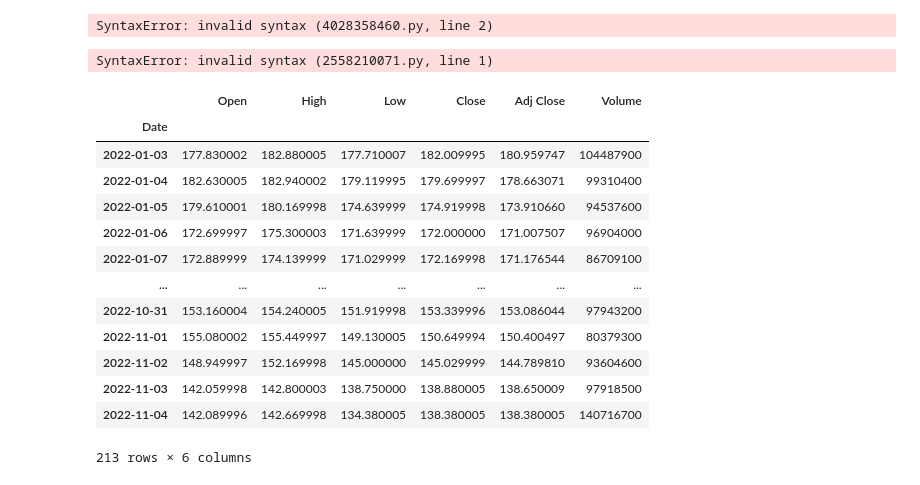
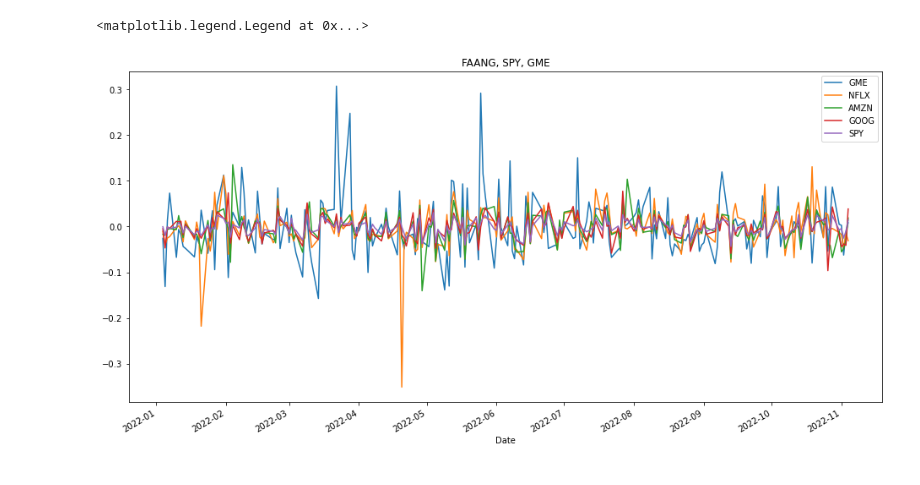
Before and after one commit to ghedrick76/gme_analysis, a Jupyter notebook: gme_analysis.ipynb, the cells around one changed output. Saved outputs shown, nothing was run; the diff lists cells and outputs as text; code cells hidden in the pictures.

Commit message:
graphs plotted

```diff
--- a/gme_analysis.ipynb
+++ b/gme_analysis.ipynb
@@ -3,8 +4,6 @@ import pandas as pd
 # %%
 def close(x):
-    return x"close"
+    return x["Close"]
-# %% [output]
-SyntaxError: invalid syntax (4028358460.py, line 2)
 # %%
 AAPL = pd.read_csv(
         "AAPL.csv",
@@ -48,22 +47,16 @@ SPY = pd.read_csv(
         infer_datetime_format=True
 )
 # %%
-AAPL["
+GME["Adj Close"].pct_change().plot(label="GME", figsize=(16,8), title="FAANG, SPY, GME")
+NFLX["Adj Close"].pct_change().plot(label="NFLX")
+AMZN["Adj Close"].pct_change().plot(label="AMZN")
+GOOG["Adj Close"].pct_change().plot(label="GOOG")
+SPY["Adj Close"].pct_change().plot(label="SPY")
+plt.legend()
 # %% [output]
-SyntaxError: invalid syntax (2558210071.py, line 1)
+<matplotlib.legend.Legend at 0x...>
+[figure, added]
 # %%
+daily_pct_change = GME["Adj Close"].pct_change()
+daily_pct_change.fillna(0, inplace=True)
+cumprod_daily_pct_change = (1 + daily_pct_change).cumprod()
-# %% [output]
-|  | Open | High | Low | Close | Adj Close | Volume |
-| Date |  |  |  |  |  |  |
-| 2022-01-03 | 177.830002 | 182.880005 | 177.710007 | 182.009995 | 180.959747 | 104487900 |
-| 2022-01-04 | 182.630005 | 182.940002 | 179.119995 | 179.699997 | 178.663071 | 99310400 |
-| 2022-01-05 | 179.610001 | 180.169998 | 174.639999 | 174.919998 | 173.910660 | 94537600 |
-| 2022-01-06 | 172.699997 | 175.300003 | 171.639999 | 172.000000 | 171.007507 | 96904000 |
-| 2022-01-07 | 172.889999 | 174.139999 | 171.029999 | 172.169998 | 171.176544 | 86709100 |
-| ... | ... | ... | ... | ... | ... | ... |
-| 2022-10-31 | 153.160004 | 154.240005 | 151.919998 | 153.339996 | 153.086044 | 97943200 |
-| 2022-11-01 | 155.080002 | 155.449997 | 149.130005 | 150.649994 | 150.400497 | 80379300 |
-| 2022-11-02 | 148.949997 | 152.169998 | 145.000000 | 145.029999 | 144.789810 | 93604600 |
-| 2022-11-03 | 142.059998 | 142.800003 | 138.750000 | 138.880005 | 138.650009 | 97918500 |
-| 2022-11-04 | 142.089996 | 142.669998 | 134.380005 | 138.380005 | 138.380005 | 140716700 |
-213 rows × 6 columns
```
Also changed, not shown: parts of 4 cells of this notebook.
